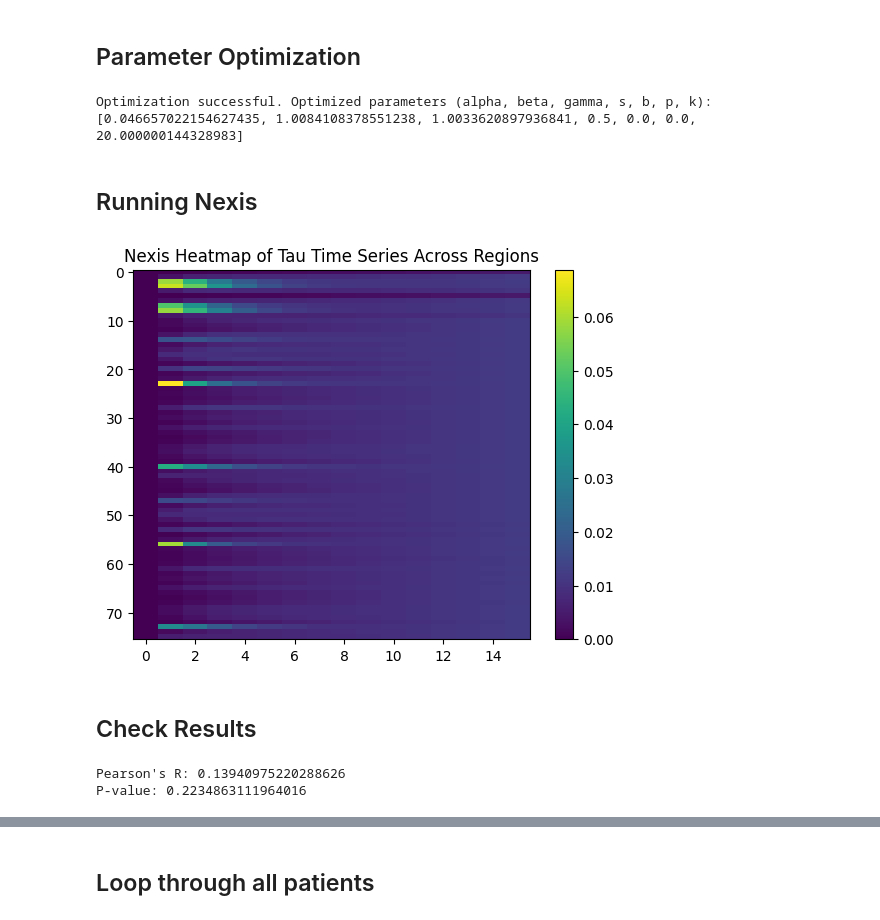
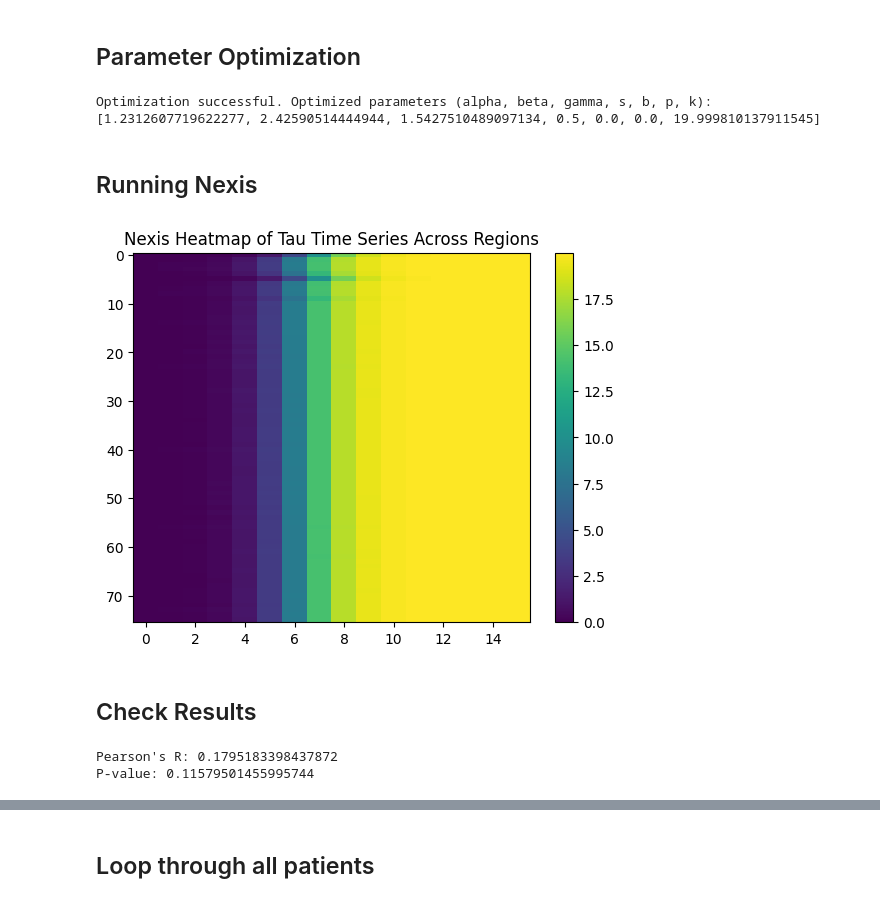
Before and after one commit to Raj-Lab-UCSF/Nexis-Human, a Jupyter notebook: Running_Nexis_human.ipynb, the cells around one changed output, grey strips where cells are left out. Saved outputs shown, nothing was run; the diff lists cells and outputs as text; code cells hidden in the pictures.

```diff
--- a/Running_Nexis_human.ipynb
+++ b/Running_Nexis_human.ipynb
@@ -175,3 +175,6 @@ nexis_model_gene = run_Nexis(C_=C_, U_=U_gene_, init_vec_=init_vec_, t_vec_=t_ve
+# %%
+# Choose which model to run ('global' or 'gene')
+model = 'global'
 # %%
 # Customize error function for patient tau, stages, and version of Nexis (gene and global)
 custom_Nexis_error_global = partial(Nexis_error, patient_tau=patient_tau, stages=stages, nexis_model=nexis_model_global)
@@ -184,7 +187,11 @@ init_guess = np.array([0.04, 1.01, 1, 0.5, 0, 0, 20])
 bounds = [(0, 2),(0, 5),(0,3),(0.5, 0.5),(0,0),(0,0),(0,50)]
 
 # Perform the optimization (currently set to global) TEST BOTH GLOBAL AND GENE
-result = minimize(custom_Nexis_error_gene, init_guess, bounds=bounds, method='L-BFGS-B',
+if model == 'global':
+    result = minimize(custom_Nexis_error_global, init_guess, bounds=bounds, method='L-BFGS-B',
+                  options={'ftol': 1e-3, 'gtol': 1e-3,'maxiter': 1000})
+else:
+    result = minimize(custom_Nexis_error_gene, init_guess, bounds=bounds, method='L-BFGS-B',
                   options={'ftol': 1e-3, 'gtol': 1e-3,'maxiter': 1000})
 
 # Check the results
@@ -195,23 +202,26 @@ if result.success:
 else:
     print("Optimization failed.", result.message)
 # %% [output]
-Optimization successful. Optimized parameters (alpha, beta, gamma, s, b, p, k): [0.046657022154627435, 1.0084108378551238, 1.0033620897936841, 0.5, 0.0, 0.0, 20.000000144328983]
+Optimization successful. Optimized parameters (alpha, beta, gamma, s, b, p, k): [1.2312607719622277, 2.42590514444944, 1.5427510489097134, 0.5, 0.0, 0.0, 19.999810137911545]
 # %% [markdown]
 ## Running Nexis
 # %%
 # Parameters for simulate_nexis method
 parameters = optimized_params  # (alpha, beta, gamma, b, p, k) CAN MANUALLY SET PARAMETERS HERE
 
 # Call the simulate_nexis method with the optimized parameters (currently set to global) TEST BOTH GLOBAL AND GENE
-Y = nexis_model_global.simulate_nexis(parameters)
+if model == 'global':
+    Y = nexis_model_global.simulate_nexis(parameters)
+else:
+    Y = nexis_model_gene.simulate_nexis(parameters)
 
 # Take stages from Y that correspond to patient's stages
 Y_edited = Y[:, stages]
 
 # Plot heatmap of Y
 plt = heatmap(init_vec_method, Y)
 # %% [output]
-[figure, old version]
+[figure, new version]
 # %% [markdown]
 ## Check Results
 # %%
@@ -222,8 +232,8 @@ R, p_value = pearsonr(patient_tau_reshaped, Y_edited_reshaped)
 print("Pearson's R:", R)
 print("P-value:", p_value)
 # %% [output]
-Pearson's R: 0.13940975220288626
-P-value: 0.2234863111964016
+Pearson's R: 0.1795183398437872
+P-value: 0.11579501455995744
 # %%
 # Plot total tau over time
 
```
Also changed, not shown: parts of 2 cells of this notebook.
